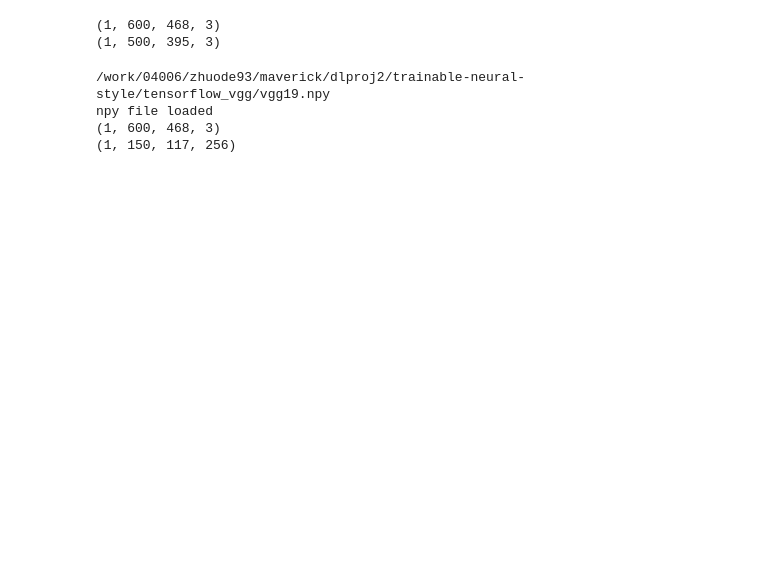
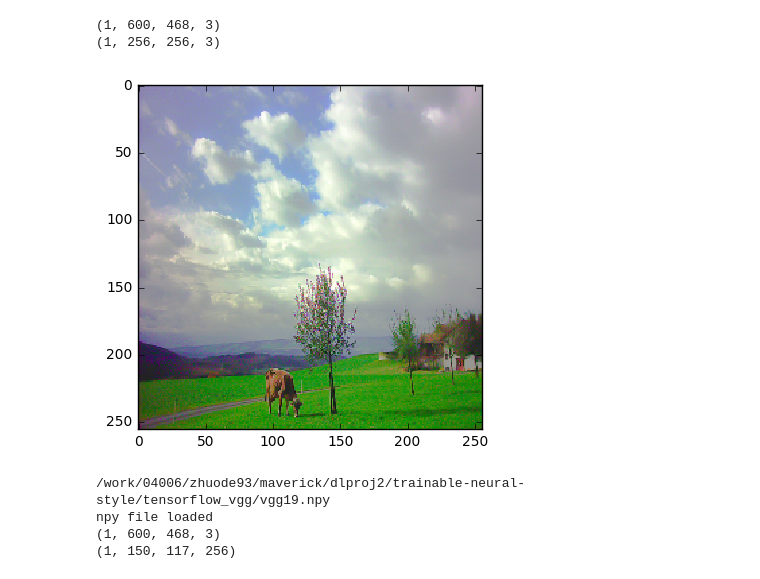
Before and after one commit to zerolocker/trainable-neural-style, a Jupyter notebook: tryfield.ipynb, the cells around one changed output. Cells and saved outputs as stored; diff of their text form; code cells hidden in the pictures; blank space fills up the shorter version.

```diff
--- a/tryfield.ipynb
+++ b/tryfield.ipynb
@@ -30,23 +30,27 @@ def load_image_as_batch_with_optional_resize(path, newH=None, newW=None):
     img = img.reshape((1,)+img.shape)
     return img
 # %%
+CONTENT_LAYER = 'conv3_2'
+STYLE_LAYERS = ('conv1_1', 'conv2_1', 'conv3_1', 'conv4_1')
+
 class ARG:pass
 arg = ARG()
 arg.gen_img_height=500
-arg.styl
 
 styleimg = load_image_as_batch_with_optional_resize('./picasso_selfport1907.jpg')
 print(styleimg.shape)
-contentimg = load_image_as_batch_with_optional_resize('./brad_pitt.jpg', newH=arg.gen_img_height)
+# contentimg = load_image_as_batch_with_optional_resize('./brad_pitt.jpg', newH=arg.gen_img_height)
+contentimg = load_image_as_batch_with_optional_resize('data/COCO_test2014_000000000090.jpg', 256,256)
 print(contentimg.shape)
 
 arg.gen_img_width = contentimg.shape[1] # computed from aspect ratio of content_img
 # show image
-# skimage.io.imshow(contentimg[0])
-# plt.show()
+skimage.io.imshow(contentimg[0])
+plt.show()
 # %% [output]
 (1, 600, 468, 3)
-(1, 500, 395, 3)
+(1, 256, 256, 3)
+[figure, added]
 # %%
 sess=tf.Session()
 img_pl = tf.placeholder(tf.float32)
```
Also changed, not shown: parts of 7 cells of this notebook, 1 other file.
